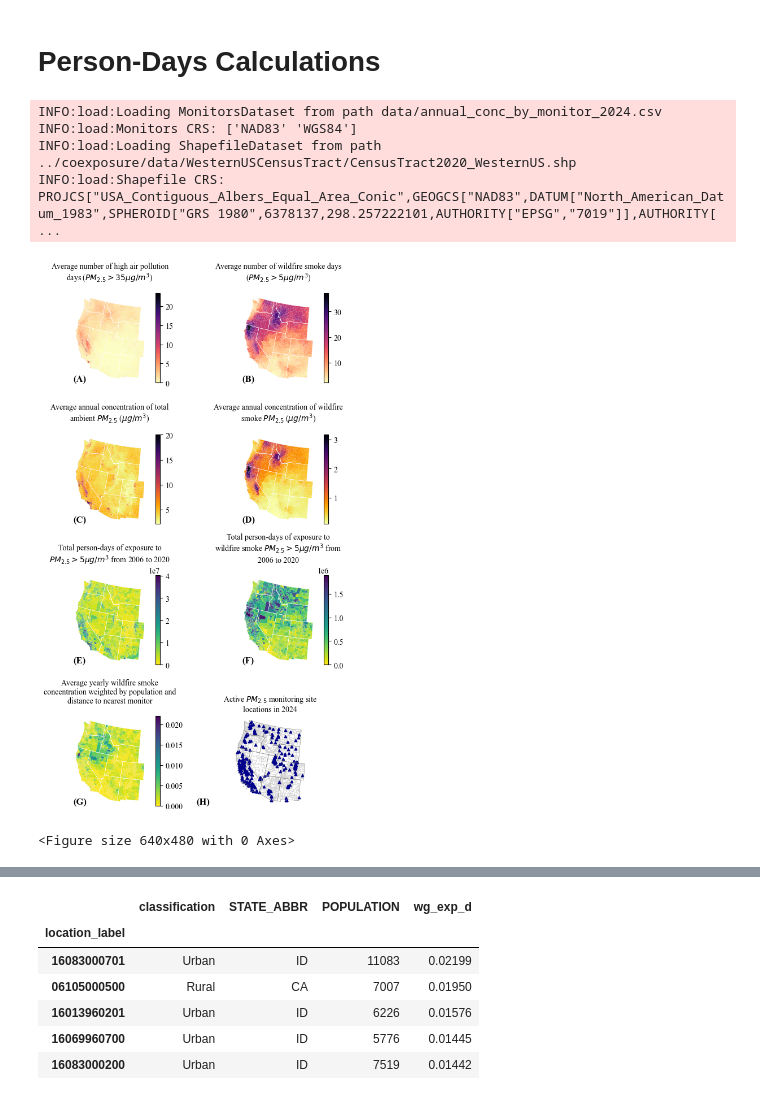
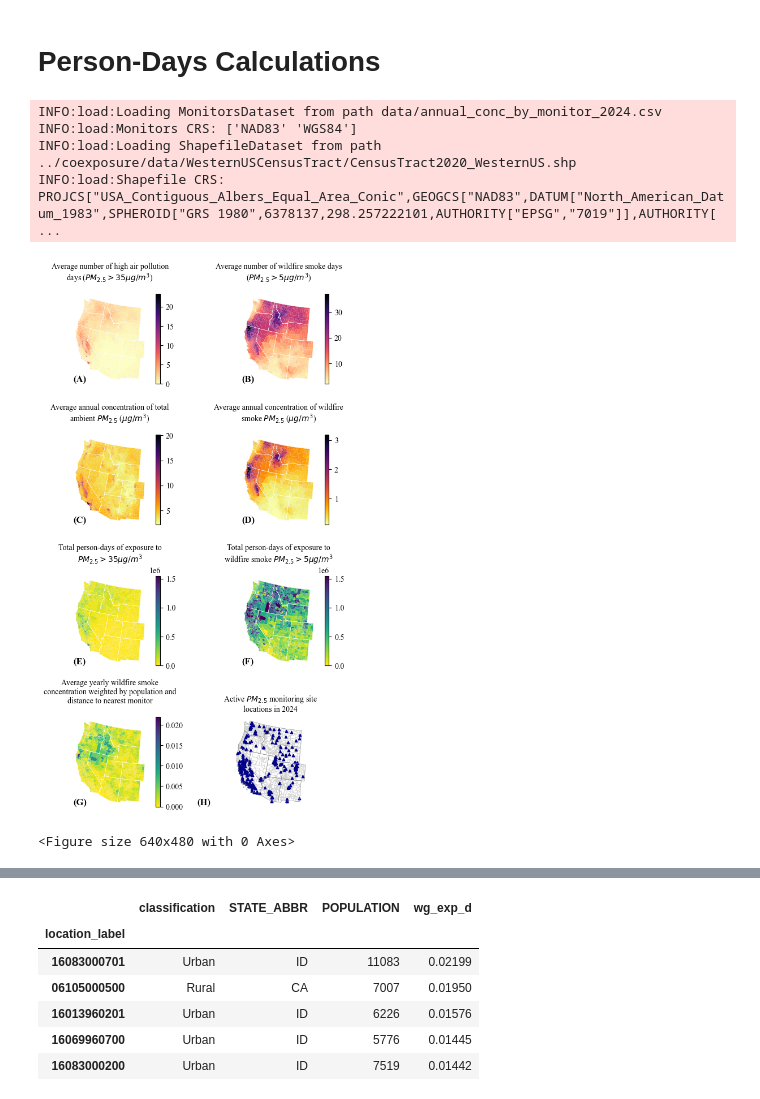
Before and after one commit to atrisovic/wildfire-monitors, a Jupyter notebook: plots.ipynb, the cells around one changed output, grey strips where cells are left out. Cells and saved outputs as stored; diff of their text form; code cells hidden in the pictures.

Commit message:
add person day calcs

```diff
--- a/plots.ipynb
+++ b/plots.ipynb
@@ -90,7 +80,7 @@ df.head()
 # Person-Days Calculations
 # %%
 df['smoke_person_days'] = df['POPULATION'] * df['sum_smoke_pm_gt_5']
-df['pm25_person_days'] = df['POPULATION'] * df['sum_pm25_gt_5']
+df['pm25_person_days'] = df['POPULATION'] * df['sum_pm25_gt_35']
 # %%
 gdf = gpd.GeoDataFrame(df, geometry=df.geometry, crs="ESRI:102003")
 # %%
@@ -281,6 +271,7 @@ def draw_popdistw(ax, annotation):
 def draw_population(ax, annotation, x=None, title=None):
     cmap = plt.cm.viridis_r
     vmax = gdf[x].quantile(0.99)
+    vmax = 1550000
     norm = plt.Normalize(vmin=0, vmax=vmax)
     sm = plt.cm.ScalarMappable(cmap=cmap, norm=norm)
     sm.set_array([])
@@ -345,27 +336,27 @@ def plotMonitors(ax, annotation=None):
 # %%
 fig, axes = plt.subplots(4, 2, figsize=(6, 10))
 
 draw_A(axes[0, 0])
 #draw_B(axes[0, 1])
 draw_C(axes[0, 1])
 draw_D(axes[1, 0])
 draw_E(axes[1, 1])
 
 # draw_popw(axes[2, 1], "(F)")
 draw_popdistw(axes[3, 0], "(G)")
 
-draw_population(axes[2, 0], "(E)", x="pm25_person_days", title=r"Total person-days of exposure to $PM_{2.5}>5μg/m^3$ from 2006 to 2020")
-draw_population(axes[2, 1], "(F)", x="smoke_person_days", title=r"Total person-days of exposure to wildfire smoke $PM_{2.5}>5μg/m^3$ from 2006 to 2020")
+draw_population(axes[2, 0], "(E)", x="pm25_person_days", title=r"Total person-days of exposure to $PM_{2.5}>35μg/m^3$")
+draw_population(axes[2, 1], "(F)", x="smoke_person_days", title=r"Total person-days of exposure to wildfire smoke $PM_{2.5}>5μg/m^3$")
 
 MonitorsDataset().plotMonitors(ax=axes[3, 1], annotation="(H)")
 #plotMonitors(axes[3, 1], annotation="(H)")
 
 plt.tight_layout()
 plt.show()
 # %% [output]
 INFO:load:Loading MonitorsDataset from path data/annual_conc_by_monitor_2024.csv
 INFO:load:Monitors CRS: ['NAD83' 'WGS84']
 INFO:load:Loading ShapefileDataset from path ../coexposure/data/WesternUSCensusTract/CensusTract2020_WesternUS.shp
 INFO:load:Shapefile CRS: PROJCS["USA_Contiguous_Albers_Equal_Area_Conic",GEOGCS["NAD83",DATUM["North_American_Datum_1983",SPHEROID["GRS 1980",6378137,298.257222101,AUTHORITY["EPSG","7019"]],AUTHORITY[ ...
-[figure, old version]
+[figure, new version]
 <Figure size 640x480 with 0 Axes>
```
Also changed, not shown: parts of 5 cells of this notebook, 2 other files.
